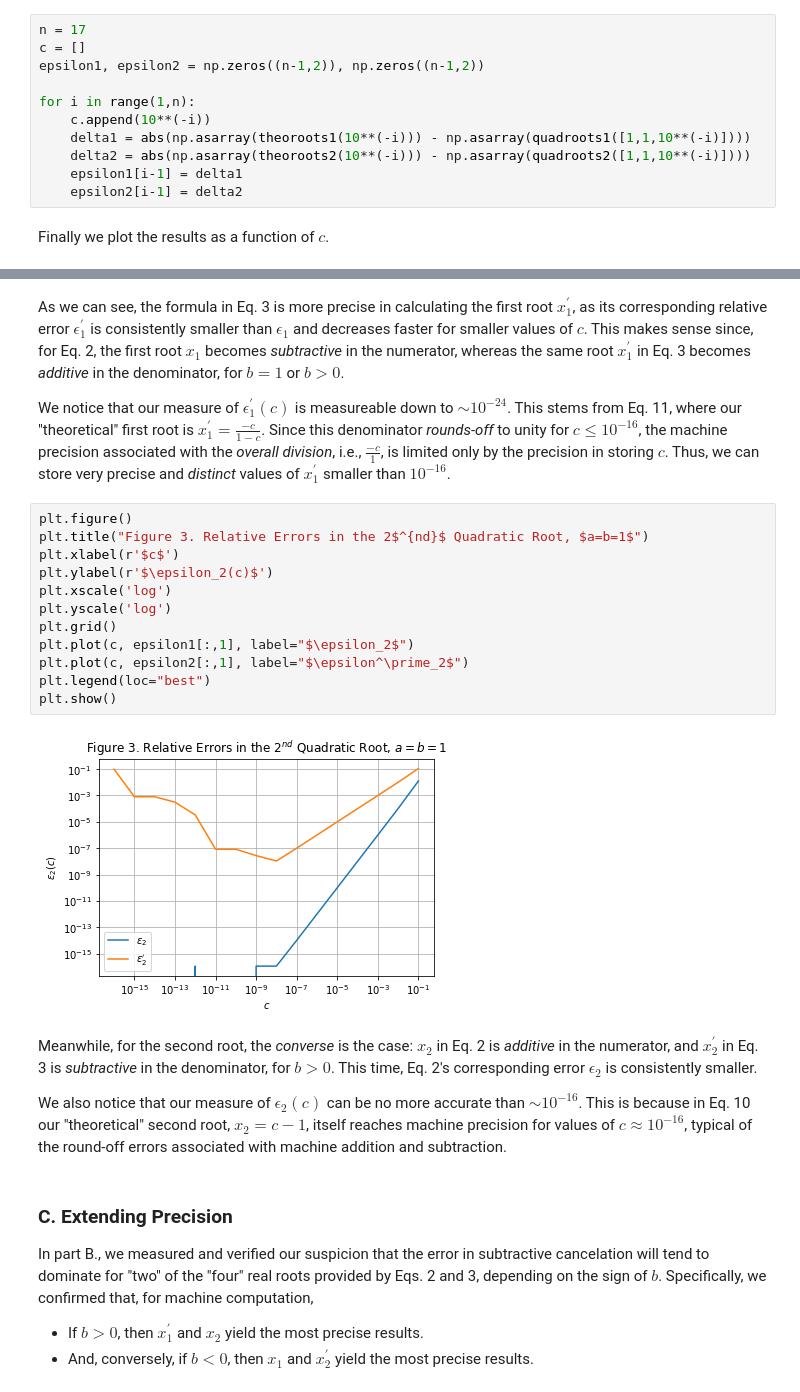
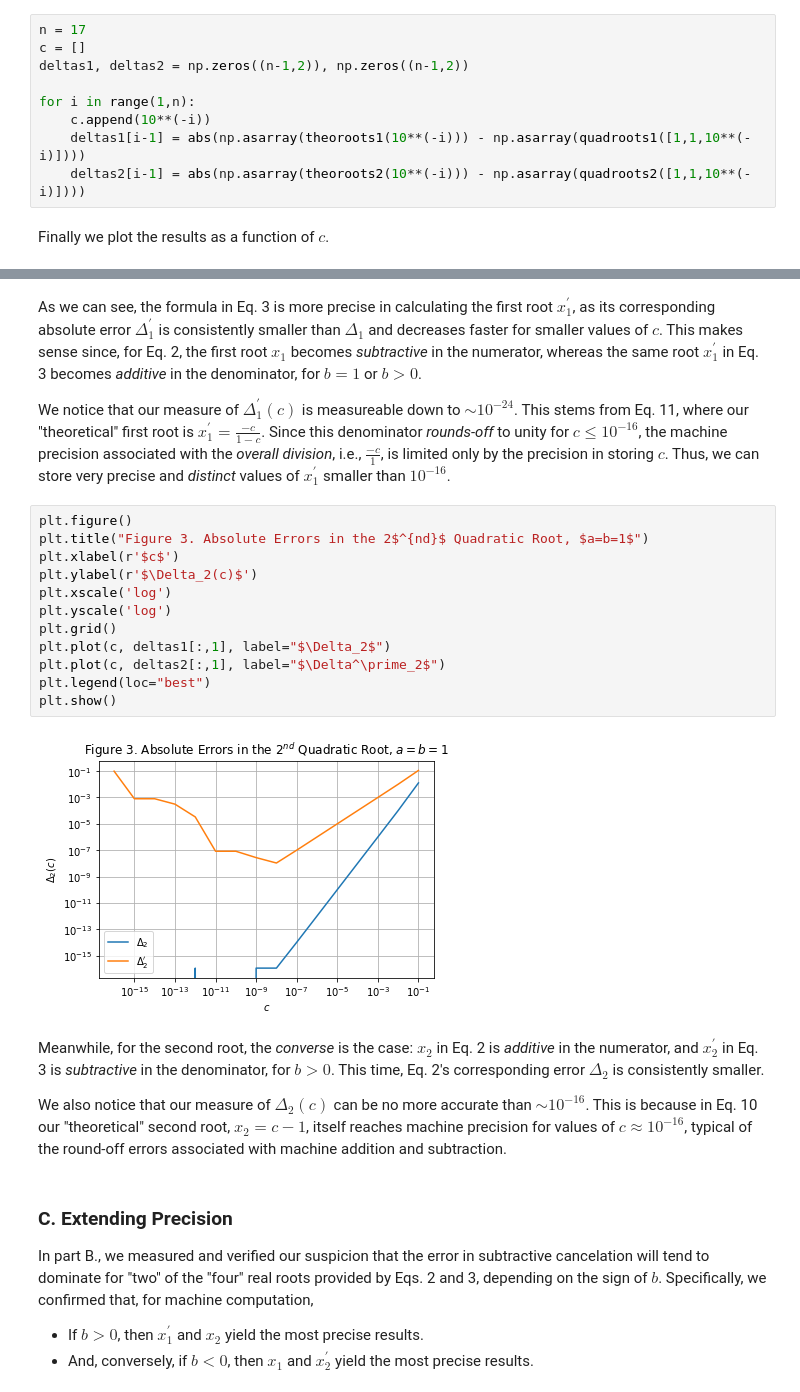
Before and after one commit to sabaronett/computational-physics-class-404-604-Spring-2020, a Jupyter notebook: homework/hw02.ipynb, the cells around one changed output, grey strips where cells are left out. Drawn from its saved outputs; the diff is of its cells as text.

```diff
--- a/homework/hw02.ipynb
+++ b/homework/hw02.ipynb
@@ -360,14 +354,12 @@ Next we calculate both the computational and theoretical roots for subsequent or
 # %%
 n = 17
 c = []
-epsilon1, epsilon2 = np.zeros((n-1,2)), np.zeros((n-1,2))
+deltas1, deltas2 = np.zeros((n-1,2)), np.zeros((n-1,2))
 
 for i in range(1,n):
     c.append(10**(-i))
-    delta1 = abs(np.asarray(theoroots1(10**(-i))) - np.asarray(quadroots1([1,1,10**(-i)])))
-    delta2 = abs(np.asarray(theoroots2(10**(-i))) - np.asarray(quadroots2([1,1,10**(-i)])))
-    epsilon1[i-1] = delta1
-    epsilon2[i-1] = delta2
+    deltas1[i-1] = abs(np.asarray(theoroots1(10**(-i))) - np.asarray(quadroots1([1,1,10**(-i)])))
+    deltas2[i-1] = abs(np.asarray(theoroots2(10**(-i))) - np.asarray(quadroots2([1,1,10**(-i)])))
 # %% [markdown]
 Finally we plot the results as a function of $c$.
 # %%
@@ -387,25 +379,25 @@ plt.show()
 # %% [markdown]
-As we can see, the formula in Eq. 3 is more precise in calculating the first root $x^\prime_1$, as its corresponding relative error $\epsilon^\prime_1$ is consistently smaller than $\epsilon_1$ and decreases faster for smaller values of $c$. This makes sense since, for Eq. 2, the first root $x_1$ becomes _subtractive_ in the numerator, whereas the same root $x^\prime_1$ in Eq. 3 becomes _additive_ in the denominator, for $b=1$ or $b>0$.
+As we can see, the formula in Eq. 3 is more precise in calculating the first root $x^\prime_1$, as its corresponding absolute error $\Delta^\prime_1$ is consistently smaller than $\Delta_1$ and decreases faster for smaller values of $c$. This makes sense since, for Eq. 2, the first root $x_1$ becomes _subtractive_ in the numerator, whereas the same root $x^\prime_1$ in Eq. 3 becomes _additive_ in the denominator, for $b=1$ or $b>0$.
 
-We notice that our measure of $\epsilon^\prime_1(c)$ is measureable down to $\sim10^{-24}$. This stems from Eq. 11, where our "theoretical" first root is $x^\prime_1 = \frac{-c}{1-c}$. Since this denominator _rounds-off_ to unity for $c \leq 10^{-16}$, the machine precision associated with the _overall division_, i.e., $\frac{-c}{1}$, is limited only by the precision in storing $c$. Thus, we can store very precise and _distinct_ values of $x^\prime_1$ smaller than $10^{-16}$.
+We notice that our measure of $\Delta^\prime_1(c)$ is measureable down to $\sim10^{-24}$. This stems from Eq. 11, where our "theoretical" first root is $x^\prime_1 = \frac{-c}{1-c}$. Since this denominator _rounds-off_ to unity for $c \leq 10^{-16}$, the machine precision associated with the _overall division_, i.e., $\frac{-c}{1}$, is limited only by the precision in storing $c$. Thus, we can store very precise and _distinct_ values of $x^\prime_1$ smaller than $10^{-16}$.
 # %%
 plt.figure()
-plt.title("Figure 3. Relative Errors in the 2$^{nd}$ Quadratic Root, $a=b=1$")
+plt.title("Figure 3. Absolute Errors in the 2$^{nd}$ Quadratic Root, $a=b=1$")
 plt.xlabel(r'$c$')
-plt.ylabel(r'$\epsilon_2(c)$')
+plt.ylabel(r'$\Delta_2(c)$')
 plt.xscale('log')
 plt.yscale('log')
 plt.grid()
-plt.plot(c, epsilon1[:,1], label="$\epsilon_2$")
-plt.plot(c, epsilon2[:,1], label="$\epsilon^\prime_2$")
+plt.plot(c, deltas1[:,1], label="$\Delta_2$")
+plt.plot(c, deltas2[:,1], label="$\Delta^\prime_2$")
 plt.legend(loc="best")
 plt.show()
 # %% [output]
-[figure, old version]
+[figure, new version]
 # %% [markdown]
-Meanwhile, for the second root, the _converse_ is the case: $x_2$ in Eq. 2 is _additive_ in the numerator, and $x^\prime_2$ in Eq. 3 is _subtractive_ in the denominator, for $b>0$. This time, Eq. 2's corresponding error $\epsilon_2$ is consistently smaller.
+Meanwhile, for the second root, the _converse_ is the case: $x_2$ in Eq. 2 is _additive_ in the numerator, and $x^\prime_2$ in Eq. 3 is _subtractive_ in the denominator, for $b>0$. This time, Eq. 2's corresponding error $\Delta_2$ is consistently smaller.
 
-We also notice that our measure of $\epsilon_2(c)$ can be no more accurate than $\sim10^{-16}$. This is because in Eq. 10 our "theoretical" second root, $x_2 = c - 1$, itself reaches machine precision for values of $c \approx 10^{-16}$, typical of the round-off errors associated with machine addition and subtraction.
+We also notice that our measure of $\Delta_2(c)$ can be no more accurate than $\sim10^{-16}$. This is because in Eq. 10 our "theoretical" second root, $x_2 = c - 1$, itself reaches machine precision for values of $c \approx 10^{-16}$, typical of the round-off errors associated with machine addition and subtraction.
 # %% [markdown]
 ### C. Extending Precision
 In part B., we measured and verified our suspicion that the error in subtractive cancelation will tend to dominate for "two" of the "four" real roots provided by Eqs. 2 and 3, depending on the sign of $b$. Specifically, we confirmed that, for machine computation,
```
Also changed, not shown: parts of 6 cells of this notebook.
